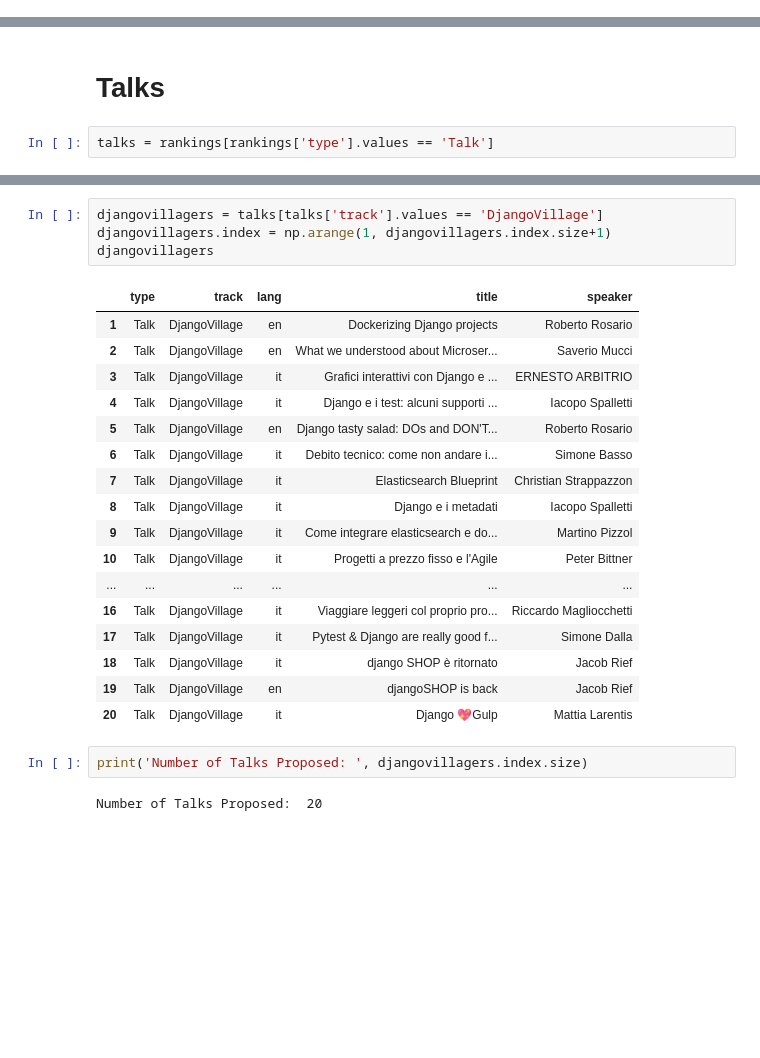
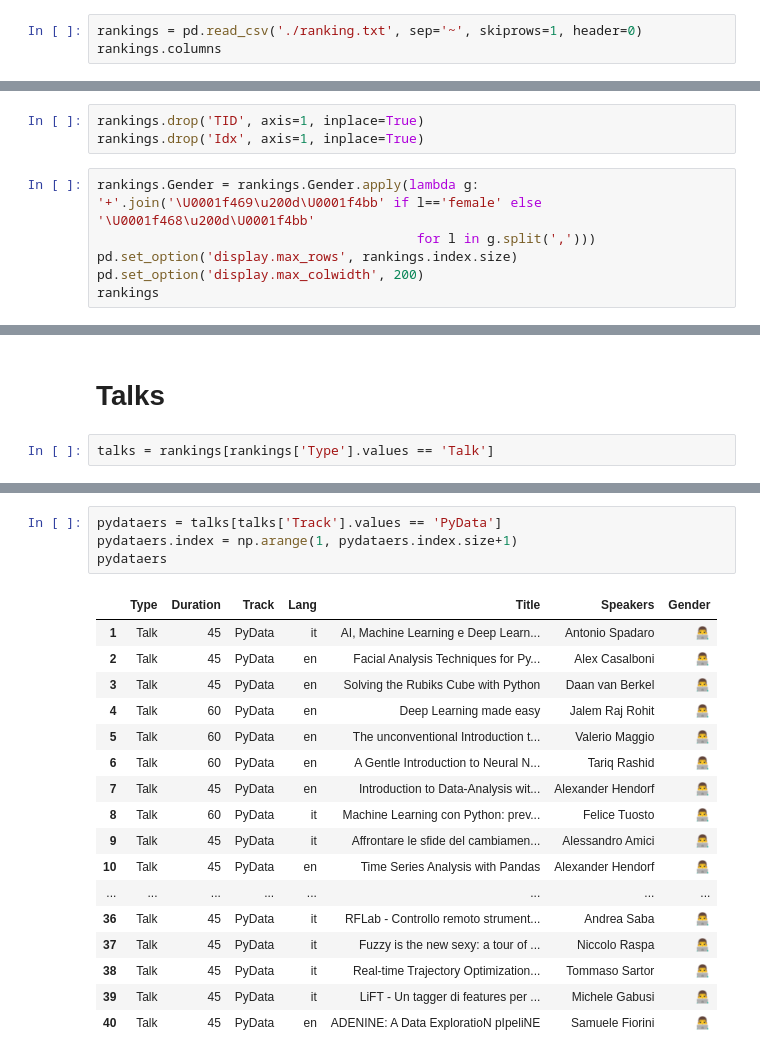
Before and after one commit to leriomaggio/pyconit-community-voting, a Jupyter notebook: Conference Talks Rankings.ipynb, the cells around one changed output, grey strips where cells are left out. Cells and saved outputs as stored; diff of their text form; blank space fills up the shorter version.

```diff
--- a/Conference Talks Rankings.ipynb
+++ b/Conference Talks Rankings.ipynb
@@ -38,0 +13,3 @@ rankings
+# %%
+rankings = pd.read_csv('./ranking.txt', sep='~', skiprows=1, header=0)
+rankings.columns
@@ -38,0 +20,9 @@ rankings
+# %%
+rankings.drop('TID', axis=1, inplace=True)
+rankings.drop('Idx', axis=1, inplace=True)
+# %%
+rankings.Gender = rankings.Gender.apply(lambda g: '+'.join('\U0001f469\u200d\U0001f4bb' if l=='female' else '\U0001f468\u200d\U0001f4bb'
+                                         for l in g.split(',')))
+pd.set_option('display.max_rows', rankings.index.size)
+pd.set_option('display.max_colwidth', 200)
+rankings
@@ -57,6 +85,6 @@ rankings[rankings['type'].values == 'Training']
 <a name="talks"></a>
 # Talks
 # %%
-talks = rankings[rankings['type'].values == 'Talk']
+talks = rankings[rankings['Type'].values == 'Talk']
 # %% [markdown]
 <a name="pycon"></a>
@@ -96,27 +151,23 @@ Number of Talks Proposed:  56
 </div>
 # %%
-djangovillagers = talks[talks['track'].values == 'DjangoVillage']
-djangovillagers.index = np.arange(1, djangovillagers.index.size+1)
-djangovillagers
+pydataers = talks[talks['Track'].values == 'PyData']
+pydataers.index = np.arange(1, pydataers.index.size+1)
+pydataers
 # %% [output]
-|  | type | track | lang | title | speaker |
-| 1 | Talk | DjangoVillage | en | Dockerizing Django projects | Roberto Rosario |
-| 2 | Talk | DjangoVillage | en | What we understood about Microser... | Saverio Mucci |
-| 3 | Talk | DjangoVillage | it | Grafici interattivi con Django e ... | ERNESTO ARBITRIO |
-| 4 | Talk | DjangoVillage | it | Django e i test: alcuni supporti ... | Iacopo Spalletti |
-| 5 | Talk | DjangoVillage | en | Django tasty salad: DOs and DON'T... | Roberto Rosario |
-| 6 | Talk | DjangoVillage | it | Debito tecnico: come non andare i... | Simone Basso |
-| 7 | Talk | DjangoVillage | it | Elasticsearch Blueprint | Christian Strappazzon |
-| 8 | Talk | DjangoVillage | it | Django e i metadati | Iacopo Spalletti |
-| 9 | Talk | DjangoVillage | it | Come integrare elasticsearch e do... | Martino Pizzol |
-| 10 | Talk | DjangoVillage | it | Progetti a prezzo fisso e l'Agile | Peter Bittner |
-| ... | ... | ... | ... | ... | ... |
-| 16 | Talk | DjangoVillage | it | Viaggiare leggeri col proprio pro... | Riccardo Magliocchetti |
-| 17 | Talk | DjangoVillage | it | Pytest & Django are really good f... | Simone Dalla |
-| 18 | Talk | DjangoVillage | it | django SHOP è ritornato | Jacob Rief |
-| 19 | Talk | DjangoVillage | en | djangoSHOP is back | Jacob Rief |
-| 20 | Talk | DjangoVillage | it | Django 💖Gulp | Mattia Larentis |
+|  | Type | Duration | Track | Lang | Title | Speakers | Gender |
+| 1 | Talk | 45 | PyData | it | AI, Machine Learning e Deep Learn... | Antonio Spadaro | 👨‍💻 |
+| 2 | Talk | 45 | PyData | en | Facial Analysis Techniques for Py... | Alex Casalboni | 👨‍💻 |
+| 3 | Talk | 45 | PyData | en | Solving the Rubiks Cube with Python | Daan van Berkel | 👨‍💻 |
+| 4 | Talk | 60 | PyData | en | Deep Learning made easy | Jalem Raj Rohit | 👨‍💻 |
+| 5 | Talk | 60 | PyData | en | The unconventional Introduction t... | Valerio Maggio | 👨‍💻 |
+| 6 | Talk | 60 | PyData | en | A Gentle Introduction to Neural N... | Tariq Rashid | 👨‍💻 |
+| 7 | Talk | 45 | PyData | en | Introduction to Data-Analysis wit... | Alexander Hendorf | 👨‍💻 |
+| 8 | Talk | 60 | PyData | it | Machine Learning con Python: prev... | Felice Tuosto | 👨‍💻 |
+| 9 | Talk | 45 | PyData | it | Affrontare le sfide del cambiamen... | Alessandro Amici | 👨‍💻 |
+| 10 | Talk | 45 | PyData | en | Time Series Analysis with Pandas | Alexander Hendorf | 👨‍💻 |
+| ... | ... | ... | ... | ... | ... | ... | ... |
+| 36 | Talk | 45 | PyData | it | RFLab - Controllo remoto strument... | Andrea Saba | 👨‍💻 |
+| 37 | Talk | 45 | PyData | it | Fuzzy is the new sexy: a tour of ... | Niccolo Raspa | 👨‍💻 |
+| 38 | Talk | 45 | PyData | it | Real-time Trajectory Optimization... | Tommaso Sartor | 👨‍💻 |
+| 39 | Talk | 45 | PyData | it | LiFT - Un tagger di features per ... | Michele Gabusi | 👨‍💻 |
+| 40 | Talk | 45 | PyData | en | ADENINE: A Data ExploratioN pIpeliNE | Samuele Fiorini | 👨‍💻 |
-# %%
-print('Number of Talks Proposed: ', djangovillagers.index.size)
-# %% [output]
-Number of Talks Proposed:  20
```
Also changed, not shown: parts of 31 cells of this notebook, 3 other files.
